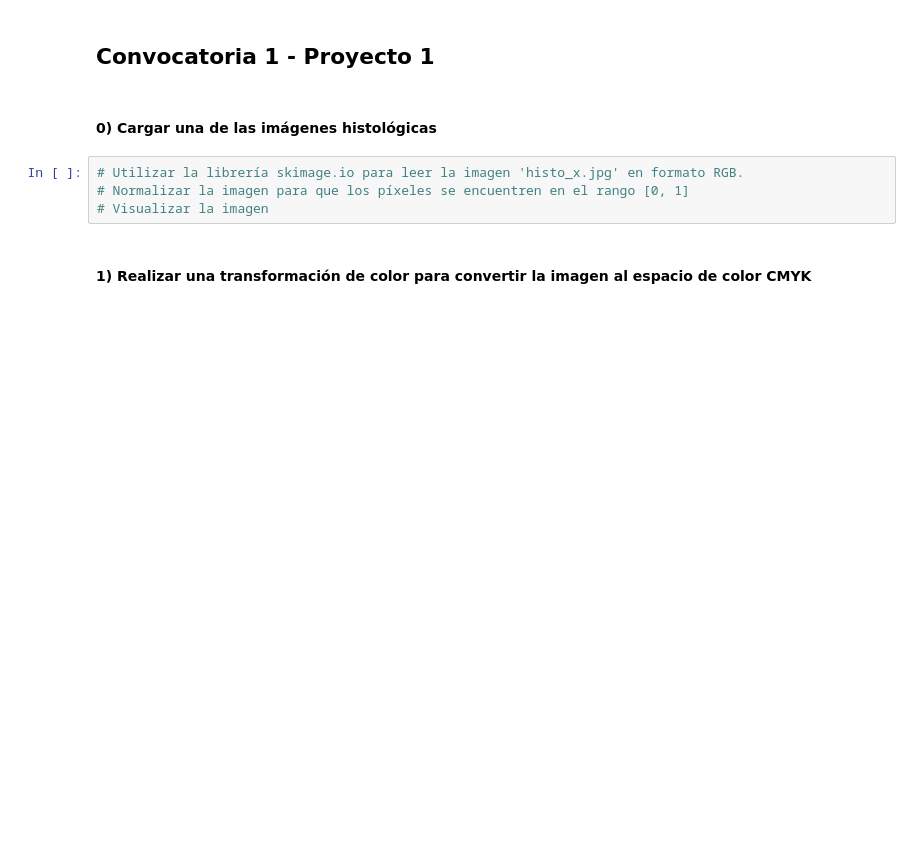
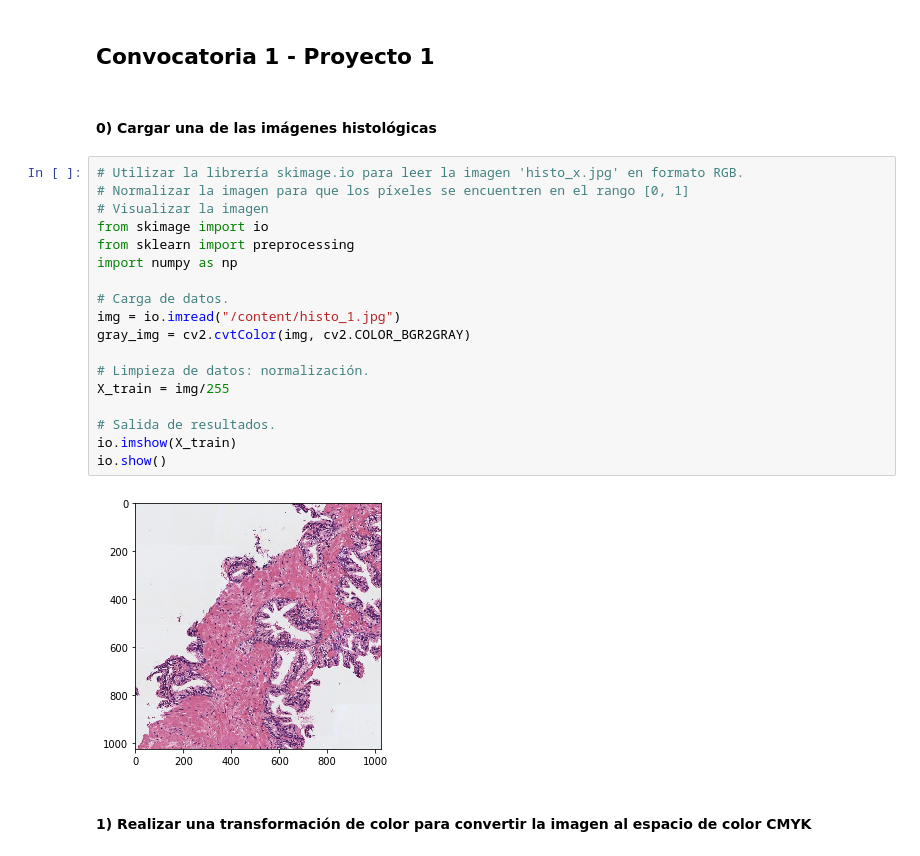
Before and after one commit to mariachurches/AprendizajeSupervisado, a Jupyter notebook: Enunciado_C1_P1/Actividad_C1_P1.ipynb, the cells around one changed output. Saved outputs shown, nothing was run; the diff lists cells and outputs as text; blank space fills up the shorter version.

```diff
--- a/Enunciado_C1_P1/Actividad_C1_P1.ipynb
+++ b/Enunciado_C1_P1/Actividad_C1_P1.ipynb
@@ -7,7 +7,23 @@
 # %%
 # Utilizar la librería skimage.io para leer la imagen 'histo_x.jpg' en formato RGB.
 # Normalizar la imagen para que los píxeles se encuentren en el rango [0, 1]
 # Visualizar la imagen
+from skimage import io
+from sklearn import preprocessing
+import numpy as np
+
+# Carga de datos.
+img = io.imread("/content/histo_1.jpg")
+gray_img = cv2.cvtColor(img, cv2.COLOR_BGR2GRAY)
+
+# Limpieza de datos: normalización.
+X_train = img/255
+
+# Salida de resultados.
+io.imshow(X_train)
+io.show()
+# %% [output]
+[figure, added]
 # %% [markdown]
 #### 1) Realizar una transformación de color para convertir la imagen al espacio de color CMYK
 # %%
```
Also changed, not shown: parts of 4 cells of this notebook.
